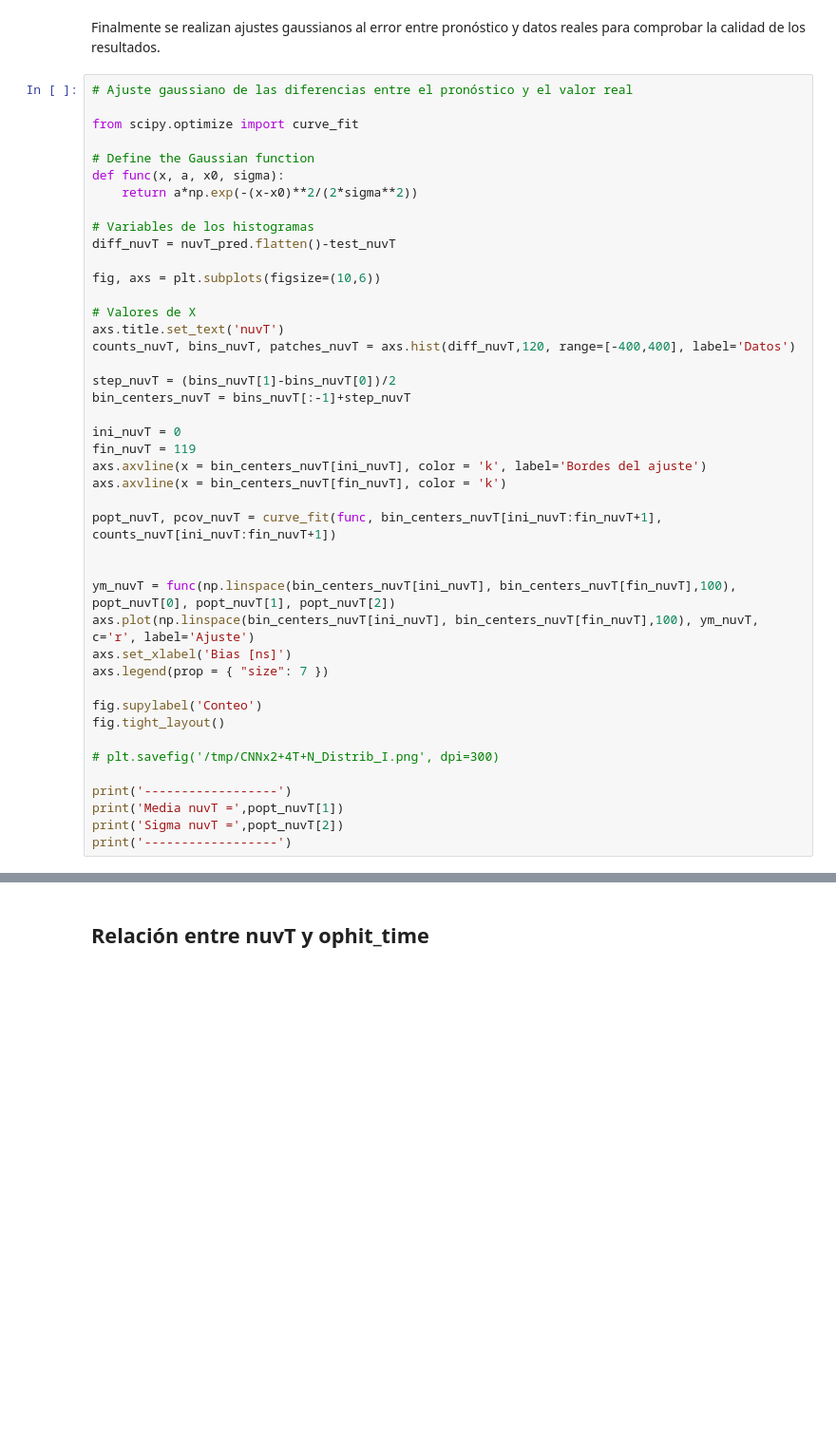
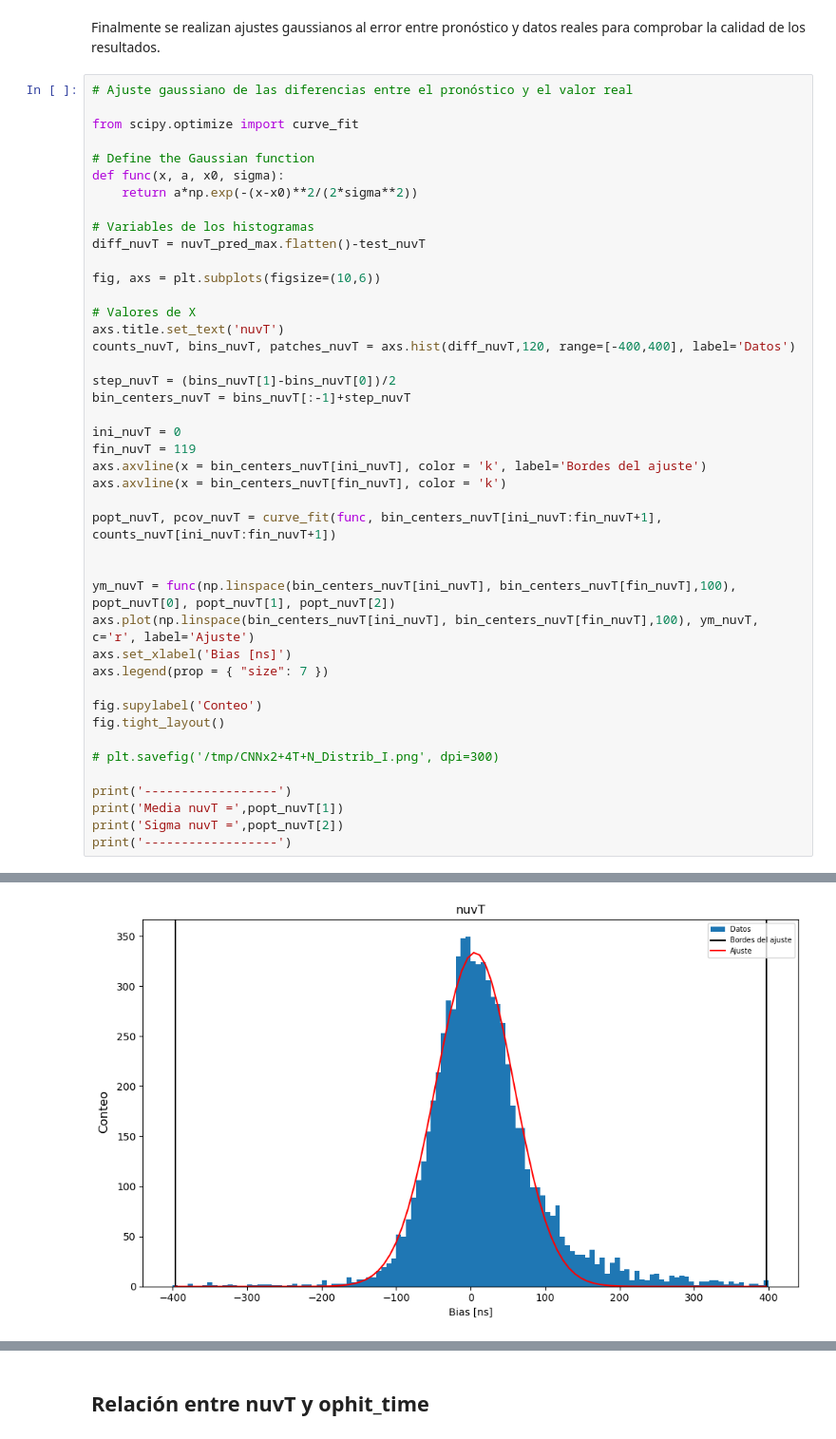
Before and after one commit to CIEMAT-Neutrino/AI_nuvT, a Jupyter notebook: MAIN.ipynb, the cells around one changed output, grey strips where cells are left out. Shown at 95% size. Drawn from its saved outputs; the diff is of its cells as text; blank space fills up the shorter version.

```diff
--- a/MAIN.ipynb
+++ b/MAIN.ipynb
@@ -285,7 +221,7 @@ def func(x, a, x0, sigma):
     return a*np.exp(-(x-x0)**2/(2*sigma**2))
 
 # Variables de los histogramas
-diff_nuvT = nuvT_pred.flatten()-test_nuvT
+diff_nuvT = nuvT_pred_max.flatten()-test_nuvT
 
 fig, axs = plt.subplots(figsize=(10,6))
 
@@ -318,3 +254,4 @@ print('------------------')
 print('Media nuvT =',popt_nuvT[1])
 print('Sigma nuvT =',popt_nuvT[2])
 print('------------------')
+# %% [output]
@@ -321,3 +262,4 @@ print('------------------')
+[figure, added]
 # %%
 print('Gauss nuvT')
 print(np.std(diff_nuvT))
```
Also changed, not shown: parts of 41 cells of this notebook, 16 other files.
